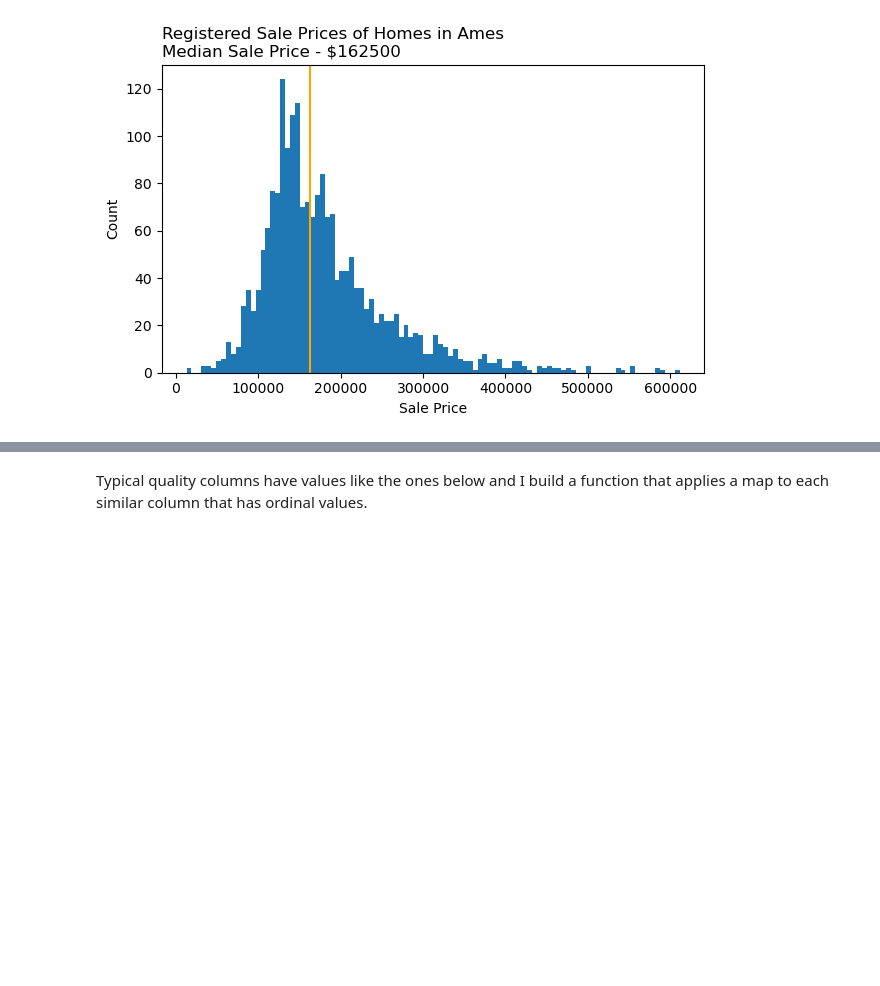
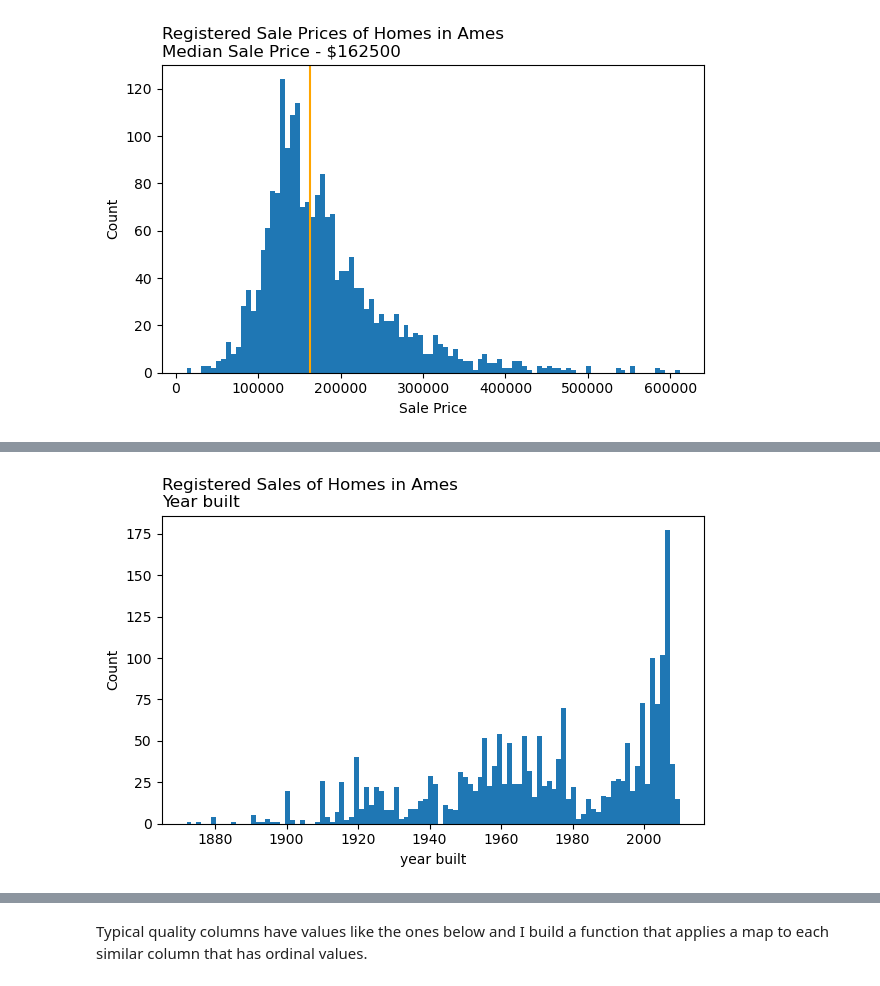
Before and after one commit to seanhulseman/Ames-Housing-Price-Prediction, a Jupyter notebook: code/ames_housing_project.ipynb, the cells around one changed output, grey strips where cells are left out. Cells and saved outputs as stored; diff of their text form; code cells hidden in the pictures; blank space fills up the shorter version.

```diff
--- a/code/ames_housing_project.ipynb
+++ b/code/ames_housing_project.ipynb
@@ -83,0 +122,11 @@ plt.savefig('../images/price_hist.png');
+# %%
+plt.figure(figsize=(7,4))
+plt.hist(df['year_built'], bins = 100)
+plt.xlabel('year built')
+plt.ylabel('Count')
+# plt.axvline(np.mean(df['year_built']), color='orange')
+plt.title('Registered Sales of Homes in Ames \n'+
+           'Year built',loc= 'left')
+plt.savefig('../images/year_built_hist.png');
+# %% [output]
+[figure, added]
```
Also changed, not shown: parts of 41 cells of this notebook, 9 other files.
